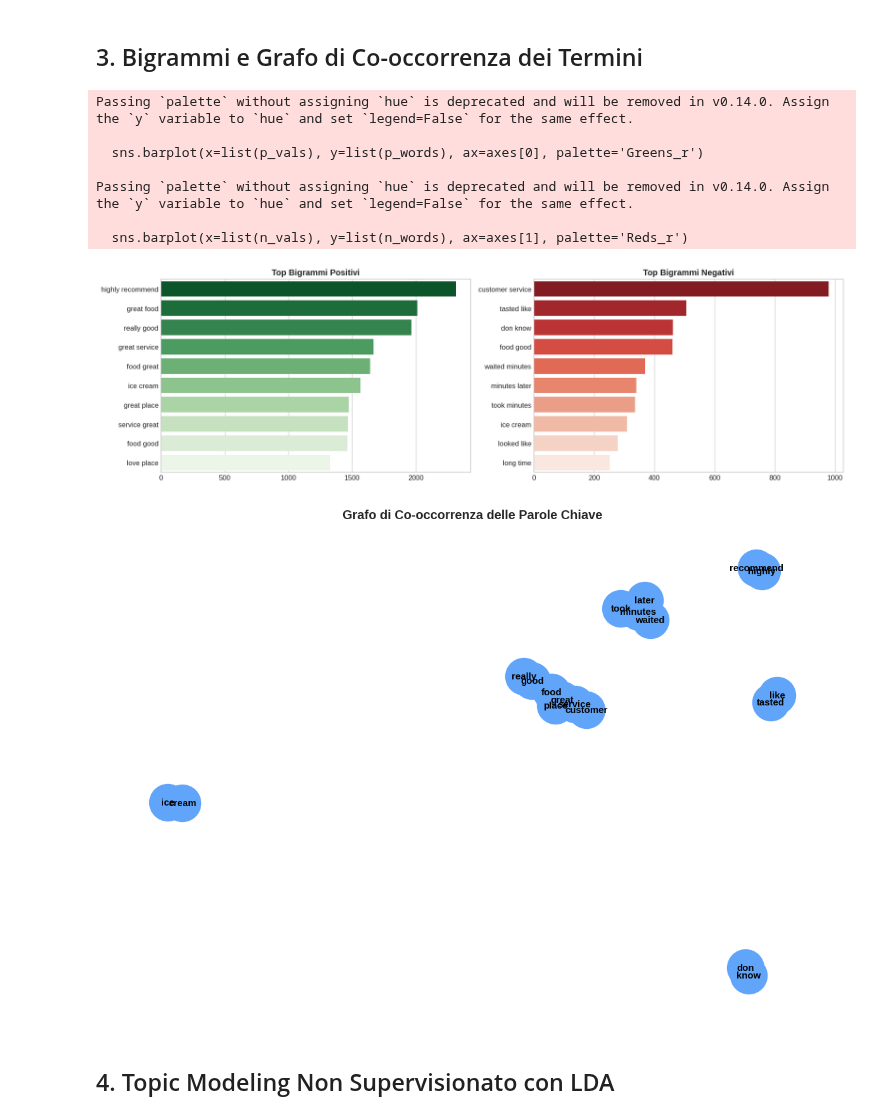
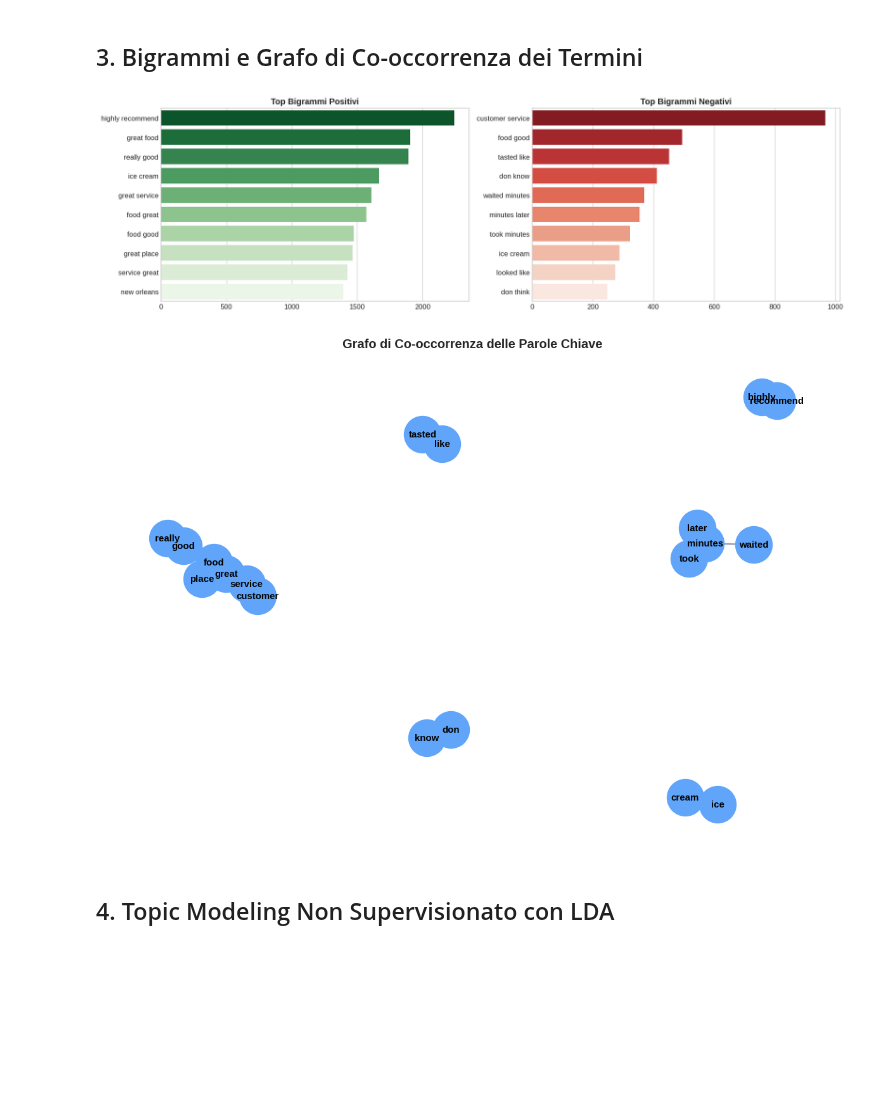
Before and after one commit to valeriofiorentini/yelp-bigdata-mining-recommender, a Jupyter notebook: Yelp_03_NLP_Sentiment_TopicModeling.ipynb, the cells around one changed output. Saved outputs shown, nothing was run; the diff lists cells and outputs as text; code cells hidden in the pictures; blank space fills up the shorter version.

```diff
--- a/Yelp_03_NLP_Sentiment_TopicModeling.ipynb
+++ b/Yelp_03_NLP_Sentiment_TopicModeling.ipynb
@@ -96,18 +93,27 @@ def clean_text_simple(text):
     text = re.sub(r'[^a-zA-Z\s]', ' ', text)
     return re.sub(r'\s+', ' ', text).strip()
 
-df_nlp = df_reviews[df_reviews['stars'] != 3.0].copy()
-df_nlp['sentiment'] = (df_nlp['stars'] >= 4.0).astype(int)
+# Operazioni di filtro e manipolazione veloci in Polars
+df_nlp = df_reviews.filter(pl.col('stars') != 3.0).with_columns(
+    (pl.col('stars') >= 4.0).cast(pl.Int32).alias('sentiment')
+)
 
-SAMPLE_LIMIT = min(len(df_nlp), 60000)
-if len(df_nlp) > SAMPLE_LIMIT:
-    df_nlp = df_nlp.sample(SAMPLE_LIMIT, random_state=42).copy()
+SAMPLE_LIMIT = min(df_nlp.height, 60000)
+if df_nlp.height > SAMPLE_LIMIT:
+    df_nlp = df_nlp.sample(n=SAMPLE_LIMIT, seed=42)
 
 t0 = time.perf_counter()
-df_nlp['clean_text'] = df_nlp['text'].apply(clean_text_simple)
-df_nlp = df_nlp[df_nlp['clean_text'].str.len() > 10].reset_index(drop=True)
 
-pos_count = (df_nlp['sentiment'] == 1).sum()
-neg_count = (df_nlp['sentiment'] == 0).sum()
-logger.info(f"Testo pulito in {time.perf_counter() - t0:.2f}s | Campione finale: {len(df_nlp):,d} (Positivi: {pos_count:,d}, Negativi: {neg_count:,d})")
+df_nlp = df_nlp.with_columns(
+    pl.col('text').map_elements(clean_text_simple, return_dtype=pl.Utf8).alias('clean_text')
+)
+
+df_nlp = df_nlp.filter(pl.col('clean_text').str.len_chars() > 10)
+
+pos_count = df_nlp.filter(pl.col('sentiment') == 1).height
+neg_count = df_nlp.filter(pl.col('sentiment') == 0).height
+
+logger.info(f"Testo pulito in {time.perf_counter() - t0:.2f}s | Campione finale: {df_nlp.height:,d} (Positivi: {pos_count:,d}, Negativi: {neg_count:,d})")
+
+df_nlp = df_nlp.to_pandas()
 # %% [output]
@@ -146,45 +152,38 @@ def get_top_bigrams(corpus, top_n=12):
     sorted_idx = freqs.argsort()[::-1][:top_n]
     return [(features[i], freqs[i]) for i in sorted_idx]
 
 top_pos_bg = get_top_bigrams(df_nlp[df_nlp['sentiment'] == 1]['clean_text'], 10)
 top_neg_bg = get_top_bigrams(df_nlp[df_nlp['sentiment'] == 0]['clean_text'], 10)
 
 fig, axes = plt.subplots(1, 2, figsize=(15, 4.5))
 
 p_words, p_vals = zip(*top_pos_bg)
-sns.barplot(x=list(p_vals), y=list(p_words), ax=axes[0], palette='Greens_r')
+sns.barplot(x=list(p_vals), y=list(p_words), ax=axes[0], palette='Greens_r', hue=list(p_words), legend=False)
 axes[0].set_title("Top Bigrammi Positivi", weight='bold')
 
 n_words, n_vals = zip(*top_neg_bg)
-sns.barplot(x=list(n_vals), y=list(n_words), ax=axes[1], palette='Reds_r')
+sns.barplot(x=list(n_vals), y=list(n_words), ax=axes[1], palette='Reds_r', hue=list(n_words), legend=False)
 axes[1].set_title("Top Bigrammi Negativi", weight='bold')
 
 plt.tight_layout()
 plt.show()
 
-# Grafo di co-occorrenza dei termini (NetworkX)
+#grafo di co-occorrenza dei termini (NetworkX)
 G_words = nx.Graph()
 for bg, weight in (top_pos_bg[:8] + top_neg_bg[:8]):
     w1, w2 = bg.split()
     G_words.add_edge(w1, w2, weight=weight)
 
 plt.figure(figsize=(10, 7))
 pos_w = nx.spring_layout(G_words, seed=42, k=0.5)
 nx.draw_networkx(G_words, pos_w, node_color='#60a5fa', node_size=1200, font_size=9, font_weight='bold', edge_color='#94a3b8', width=1.5)
 plt.title("Grafo di Co-occorrenza delle Parole Chiave", weight='bold')
 plt.axis('off')
 plt.tight_layout()
 plt.show()
 # %% [output]
-Passing `palette` without assigning `hue` is deprecated and will be removed in v0.14.0. Assign the `y` variable to `hue` and set `legend=False` for the same effect.
-
-  sns.barplot(x=list(p_vals), y=list(p_words), ax=axes[0], palette='Greens_r')
-
-Passing `palette` without assigning `hue` is deprecated and will be removed in v0.14.0. Assign the `y` variable to `hue` and set `legend=False` for the same effect.
-
-  sns.barplot(x=list(n_vals), y=list(n_words), ax=axes[1], palette='Reds_r')
-[figure, old version]
+[figure, new version]
-[figure, old version]
+[figure, new version]
 # %% [markdown]
 ## 4. Topic Modeling Non Supervisionato con LDA
 # %%
```
Also changed, not shown: parts of 8 cells of this notebook, 13 other files.
